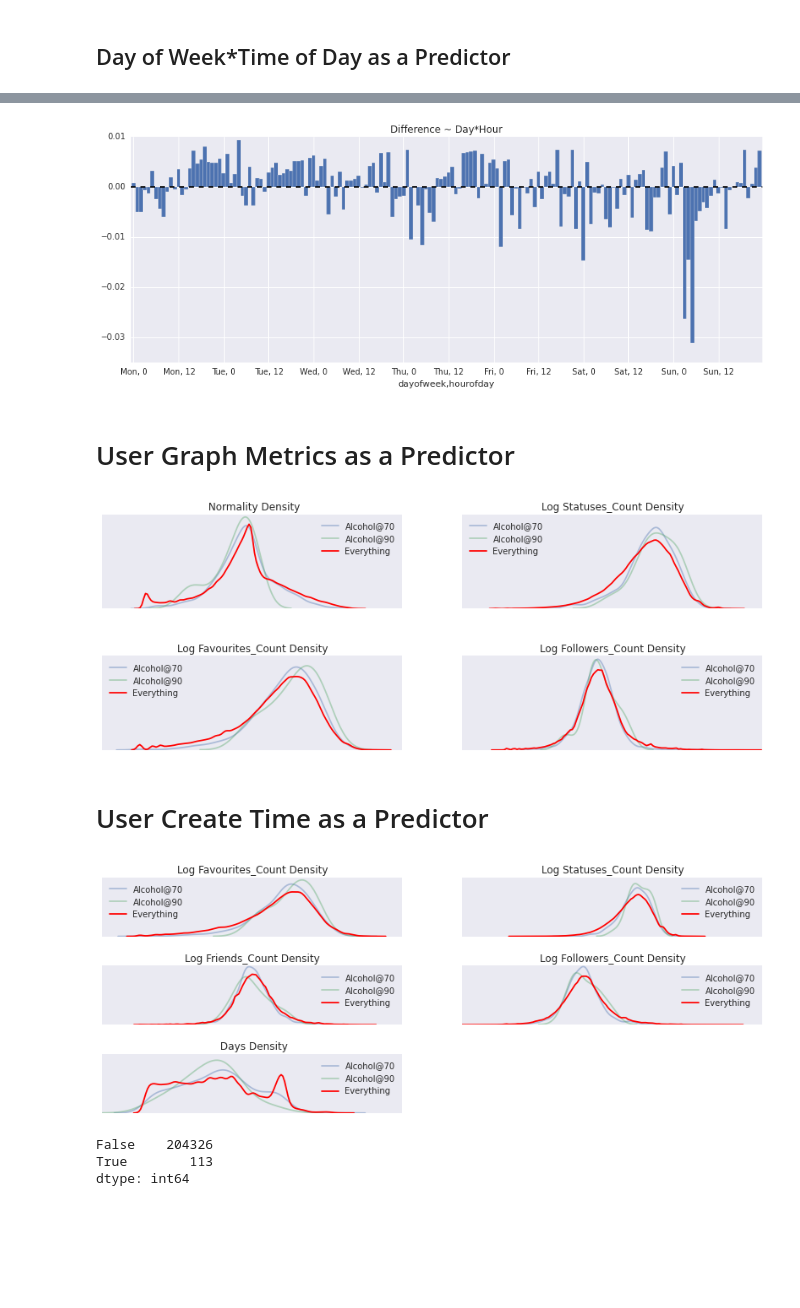
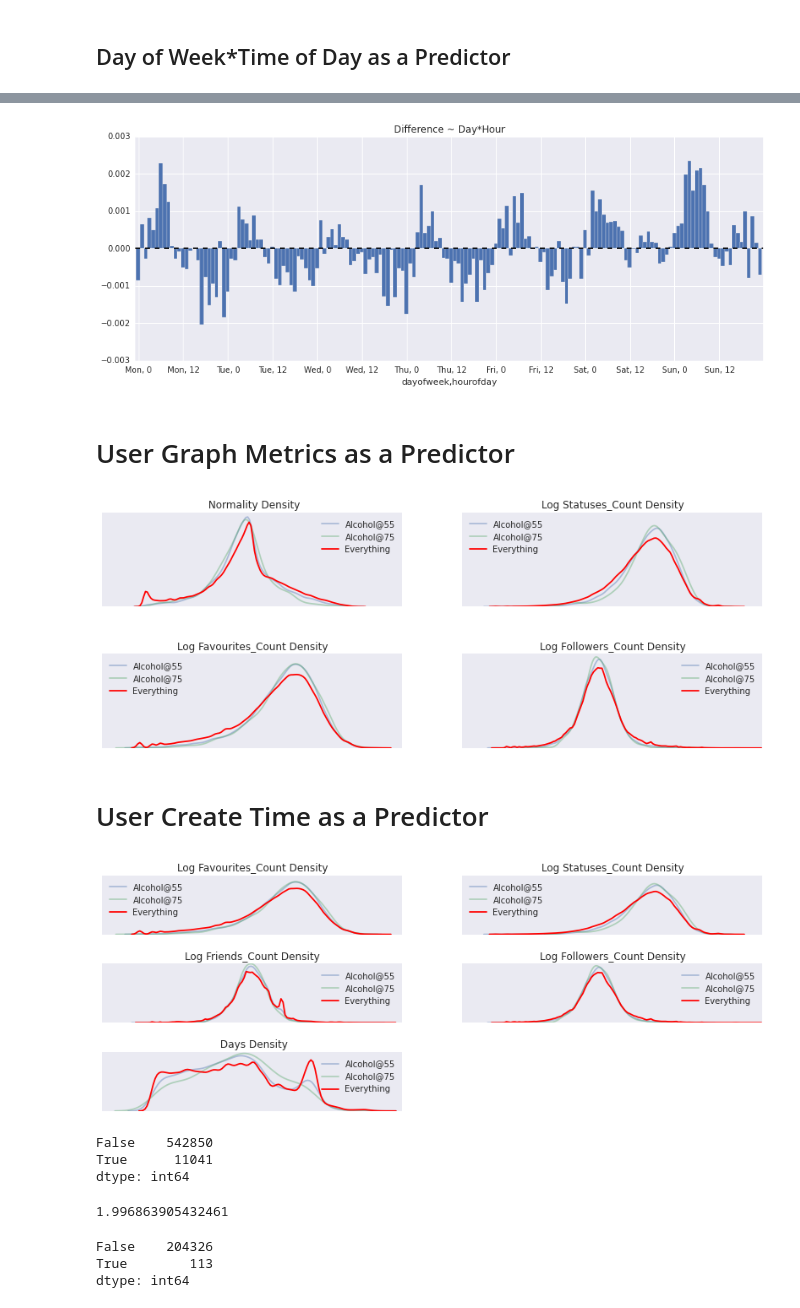
Before and after one commit to jxnl/nyu-twipsy, a Jupyter notebook: exploring-features-nondrinking.ipynb, the cells around one changed output, grey strips where cells are left out. Saved outputs shown, nothing was run; the diff lists cells and outputs as text; code cells hidden in the pictures; blank space fills up the shorter version.

```diff
--- a/exploring-features-nondrinking.ipynb
+++ b/exploring-features-nondrinking.ipynb
@@ -43,9 +43,10 @@ def interval_sum(a, b):
 def groupby(table, key, predict_thres=.7):
     gb = table.groupby(key).agg({
         "user":len,
-        "predict": interval_sum(0.80, 1.0)
+        "predict": interval_sum(0.50, 1.0)
     })
-    gb.columns = ["All Tweets", "Drinking Tweets"]
+    print(gb.columns)
+    gb.columns = ["Drinking Tweets", "All Tweets"]
     gb["Drinking Tweets"] /= gb["Drinking Tweets"].sum()
     gb["All Tweets"] /= gb["All Tweets"].sum()
     return gb
@@ -117,7 +124,7 @@ ax.set_xticks(xt)
 ax.set_xticklabels(xtl, rotation=0)
 print()
 # %% [output]
-[figure, old version]
+[figure, new version]
 # %% [markdown]
 # User Graph Metrics as a Predictor
 # %%
@@ -127,7 +134,7 @@ users = ~(lst.apply(type) == float)
 t = lst[users]
 du = pd.DataFrame.from_records(list(t), index=t.index)
 du["predict"] = du.index
-du["alcohol"] = (du.predict > 0.85).apply(int)
+du["alcohol"] = (du.predict > 0.55).apply(int)
 du.index = range(len(du))
 # %%
 du["normality"] = du.friends_count / (du.followers_count + du.friends_count + 1)
@@ -157,14 +164,14 @@ def density_plot(key, thres_range, log=False):
     ax.set_xticks([])
     return ax
 # %%
-r = range(70, 95, 20)
+r = range(55, 95, 20)
 plt.subplot(221), density_plot("normality", r, log=0)
 plt.subplot(222), density_plot("statuses_count", r, log=1)
 plt.subplot(223), density_plot("favourites_count", r, log=1)
 plt.subplot(224), density_plot("followers_count", r, log=1)
 print()
 # %% [output]
-[figure, old version]
+[figure, new version]
 # %% [markdown]
 # User Create Time as a Predictor
 # %%
@@ -183,15 +190,25 @@ du_norm.normality /= days
 # %%
 du_norm["days"] = days
 # %%
-r = range(70, 95, 20)
+r = range(55, 95, 20)
 plt.subplot(321), density_plot("favourites_count", r, log=1)
 plt.subplot(322), density_plot("statuses_count", r, log=1)
 plt.subplot(323), density_plot("friends_count", r, log=1)
 plt.subplot(324), density_plot("followers_count", r, log=1)
 plt.subplot(325), density_plot("days", r, log=0)
 print()
 # %% [output]
-[figure, old version]
+[figure, new version]
+# %%
+(df.predict > 0.55).value_counts()
+# %% [output]
+False    542850
+True      11041
+dtype: int64
+# %%
+11041  / 552917 * 100
+# %% [output]
+1.996863905432461
 # %%
 (du.groupby("description").agg({"alcohol": sum}).sort("alcohol", ascending=0) >= 1).alcohol.value_counts()
 # %% [output]
```
Also changed, not shown: parts of 8 cells of this notebook.
